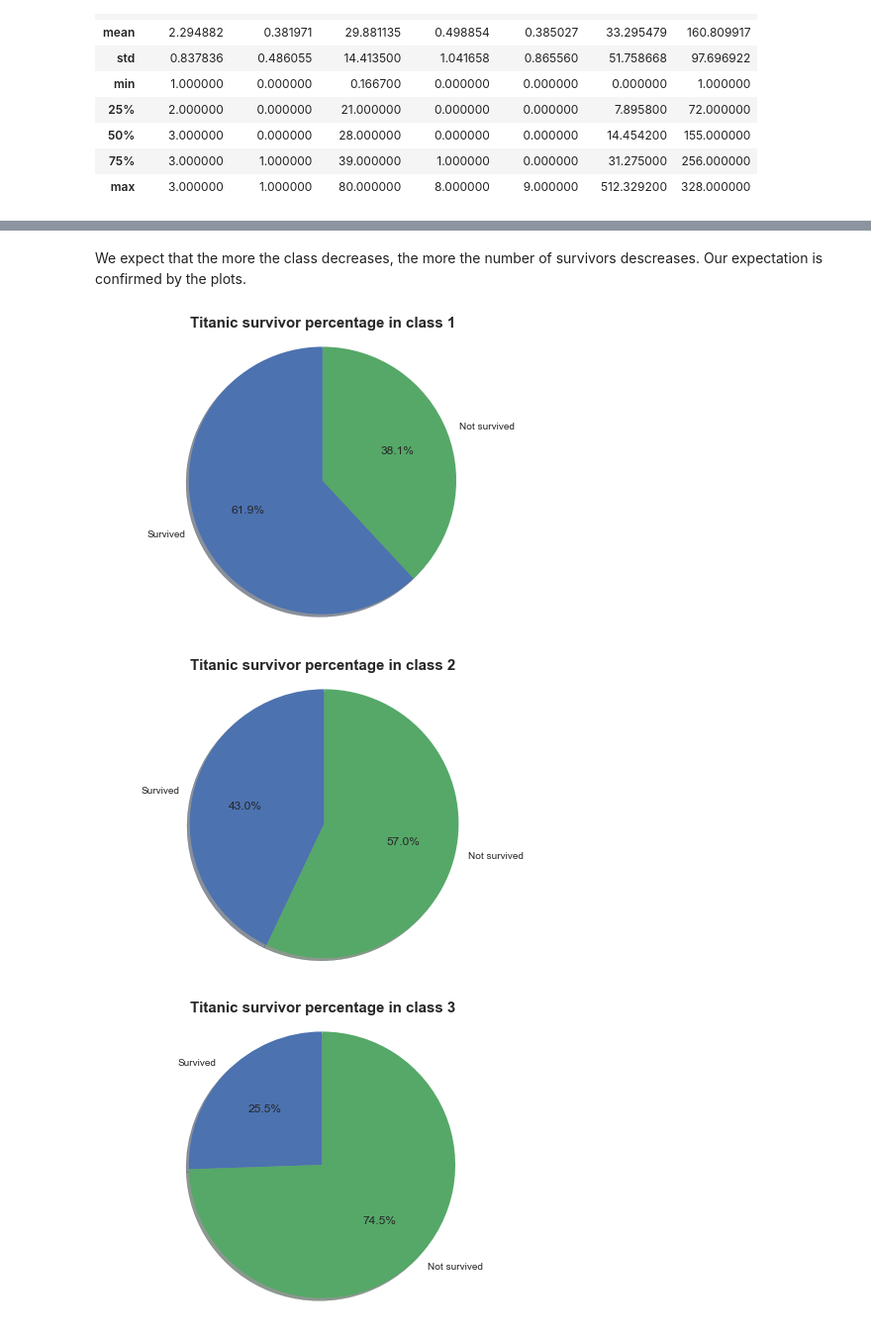
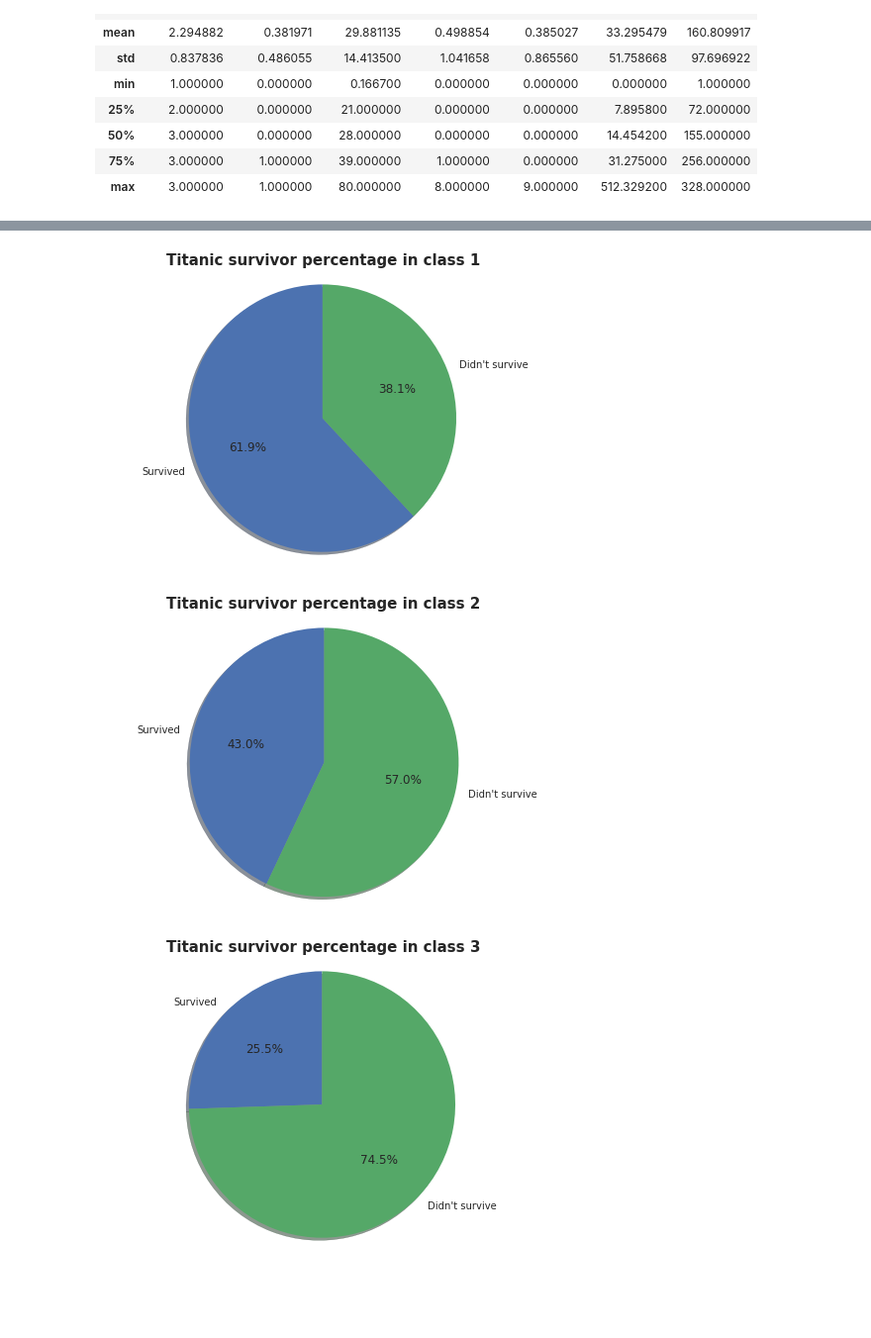
Before and after one commit to zenhaeus/cs-401, a Jupyter notebook: 01 - Pandas and Data Wrangling/Homework 1.ipynb, the cells around one changed output, grey strips where cells are left out. Shown at 99% size. Cells and saved outputs as stored; diff of their text form; code cells hidden in the pictures; blank space fills up the shorter version.

```diff
--- a/01 - Pandas and Data Wrangling/Homework 1.ipynb
+++ b/01 - Pandas and Data Wrangling/Homework 1.ipynb
@@ -203,4 +220,9 @@ microbiome.head()
 Use pandas to import the data file `Data/titanic.xls`. It contains data on all the passengers that travelled on the Titanic.
 # %%
 from IPython.core.display import HTML
+pd.options.mode.chained_assignment = None
+
 HTML(filename=DATA_FOLDER+'/titanic.html')
+
+TITANIC_DATA_PATH = DATA_FOLDER + '/titanic.xls'
+titanic_original = pd.read_excel(TITANIC_DATA_PATH)
@@ -254,0 +237,5 @@ We can see the types of the attribute using titanic.dtypes, while we use titanic
+# %%
+# 1st point: Describe the type and the value range of each attribute. Indicate and transform the attributes
+# that can be Categorical.
+
+titanic = titanic_original.copy()
@@ -389,31 +369,31 @@ See the caveats in the documentation: http://pandas.pydata.org/pandas-docs/stabl
-# %% [markdown]
-We expect that the more the class decreases, the more the number of survivors descreases. Our expectation is confirmed by the plots.
 # %%
-titanic['pclass'] = titanic.pclass.astype('float')
-#function for plots
+# 4th task: For each travel class, calculate the proportion of the passengers that survived. Present your results
+# in pie charts.
+
+titanic_4 = titanic.copy()
+titanic_4['pclass'] = titanic_4['pclass'].astype('float')
+
+# Plot function
 def titanic_pie_chart(s,ns):
-    labels = 'Survived', 'Not survived'
+    labels = 'Survived', 'Didn\'t survive'
     sizes = [s, ns]
     fig1, ax1 = plt.subplots()
-    ax1.set_title('Titanic survivor percentage in class ' + repr(i) ,
-                  fontsize=15, fontweight='bold')
-    ax1.pie(sizes, labels=labels, autopct='%1.1f%%',
-        shadow=True, startangle=90)
+    ax1.set_title('Titanic survivor percentage in class ' + repr(i) , fontsize=15, fontweight='bold')
+    ax1.pie(sizes, labels=labels, autopct='%1.1f%%', shadow=True, startangle=90)
     ax1.axis('equal')
     plt.show()
 
-#grouping data and calculate number of survivor per class
-titanic_grouped = titanic.groupby(titanic.pclass)
-x = titanic_grouped.aggregate(np.sum)
-y = titanic.pclass.value_counts()
+# Grouping data and calculating number of survivors per class.
+x = titanic_4.groupby(titanic_4.pclass).aggregate(np.sum)
+y = titanic_4.pclass.value_counts()
 
-#plots
+# Plots
 for i in range(1,4):
     s=100*x.survived.loc[i]/y[i]
     ns=100-s
     titanic_pie_chart(s,ns)
 # %% [output]
-[figure, old version]
+[figure, new version]
-[figure, old version]
+[figure, new version]
-[figure, old version]
+[figure, new version]
 # %% [markdown]
```
Also changed, not shown: parts of 30 cells of this notebook.
